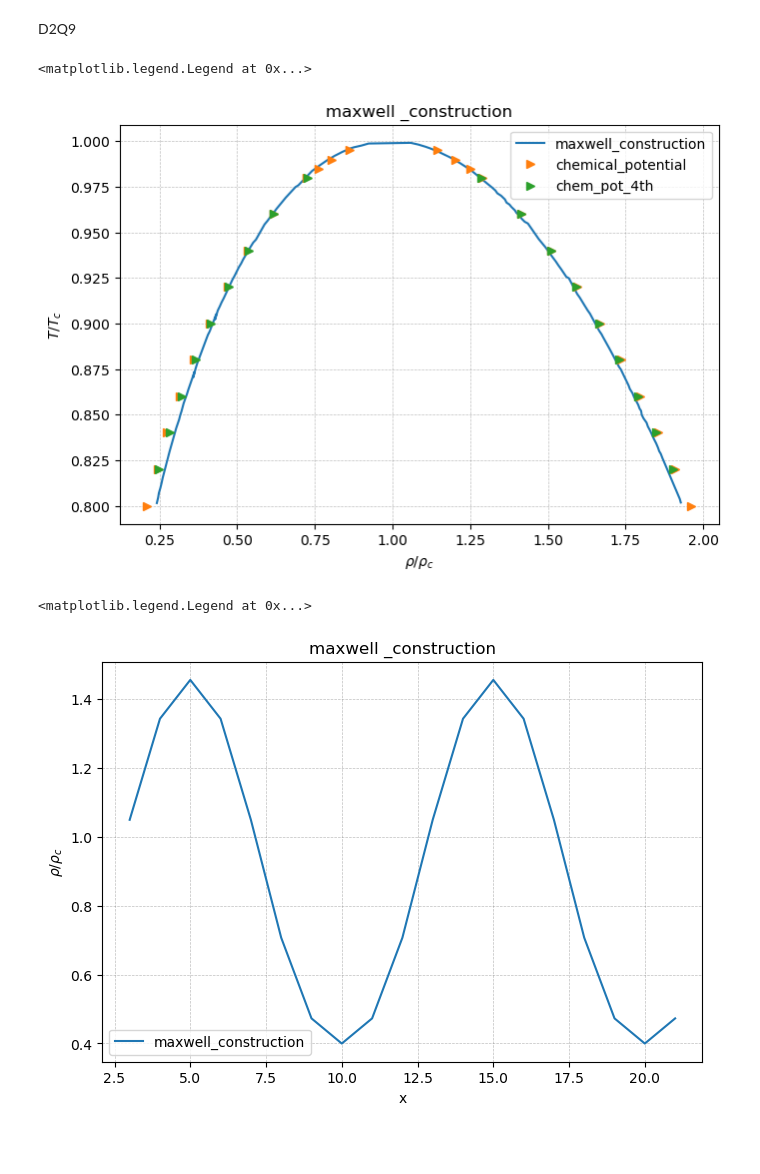
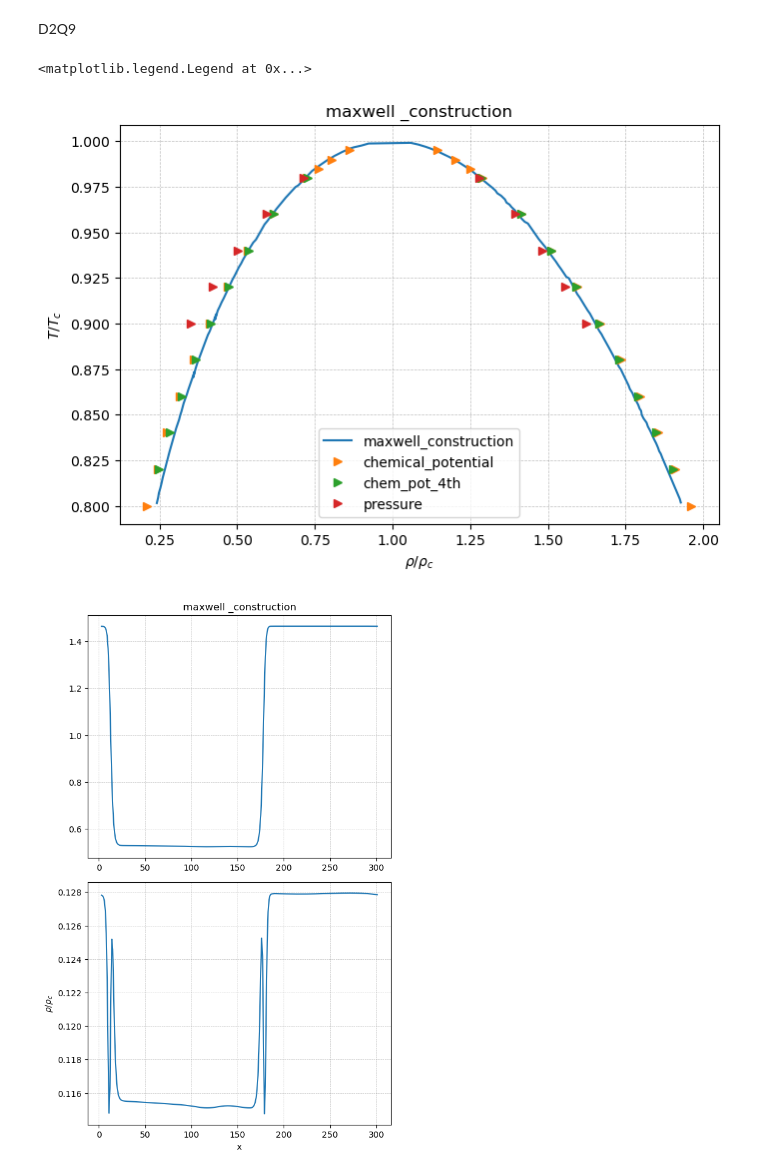
Before and after one commit to Ganesh-Kumar-B/multiphase, a Jupyter notebook: D1Q5_VW/testnotebook.ipynb, the cells around one changed output. Drawn from its saved outputs; the diff is of its cells as text; code cells hidden in the pictures; blank space fills up the shorter version.

```diff
--- a/D1Q5_VW/testnotebook.ipynb
+++ b/D1Q5_VW/testnotebook.ipynb
@@ -31,6 +31,8 @@ d5=np.loadtxt(fname='./datas/4th.txt',delimiter = ',',skiprows=1)
 d6=np.loadtxt(fname='./datas/2nd.txt',delimiter = ',',skiprows=1)
 d7=np.loadtxt(fname='./datas/2nd_new_product_rule.txt',delimiter = ',',skiprows=1)
 d8=np.loadtxt(fname='./datas/chemical_potential_4th_order.txt',delimiter = ',',skiprows=1)
+d9=np.loadtxt(fname='./datas/pressure_formalism.txt',delimiter = ',',skiprows=1)
+
 
 
 
@@ -46,6 +48,8 @@ ax1.plot(d4[:,1],d4[:,0],'>',label = 'chemical_potential')
 # ax1.plot(d6[:,1],d6[:,0],'>',label = '2nd')
 ax1.plot(d8[:,1],d8[:,0],'>',label = 'chem_pot_4th')
 # ax1.plot(d7[:,1],d7[:,0],'^',label = '2nd_order')
+ax1.plot(d9[:,1],d9[:,0],'>',label = 'pressure')
+
 
 # ax1.plot(d5[:,1],d5[:,0],'<',label = 'central difference')
 # ax1.plot(d6[:,1],d6[:,0],'>',label = '2nd order')
@@ -58,13 +62,12 @@ ax1.set_xlabel(r'$\rho / \rho_{c}$')
 ax1.set_ylabel(r'$T / T_{c}$')
 
 
-#
 
 ax1.grid(alpha=0.5,lw=0.5,ls='--',color='tab:gray')
 ax1.legend()
 # %% [output]
 <matplotlib.legend.Legend at 0x...>
-[figure, old version]
+[figure, new version]
 # %%
 import matplotlib.pyplot as plt
 import numpy as np
@@ -73,39 +76,41 @@ filename='fig_'
 import os
 image_path = os.path.abspath(filename) # Figures out the absolute path for you in case your working directory moves around.
 type(image_path)
 
 # data=np.loadtxt(fname='Q21_DRTT.txt',delimiter = ',',skiprows=1)
 
 
 
 
 
-d1=np.loadtxt(fname='./outputs/rho49500.dat',delimiter =',',skiprows=1)
-# d1=np.loadtxt(fname='./outputs/rho990000.dat',delimiter =',',skiprows=1)
+# d1=np.loadtxt(fname='./outputs/rho49500.dat',delimiter =' ',skiprows=1)
+d1=np.loadtxt(fname='./outputs/rho148500.dat',delimiter =',',skiprows=1)
 
 
 
 
 
-fig = plt.figure(figsize=(6,4))
-ax1 = fig.add_axes([0,0,1,1])
+fig = plt.figure(figsize=(10,8))
+ax1 = fig.add_axes([0,0   ,0.5,0.5])
+ax2 = fig.add_axes([0,0.55,0.5,0.5])
 
-ax1.plot(d1[:,0],d1[:,1],'-',label = 'maxwell_construction')
-
+ax1.plot(d1[:,0],d1[:,3],'-',label = 'pressure')
+ax2.plot(d1[:,0],d1[:,1],'-',label = 'density')
 
 
 
 plt.title("maxwell _construction")
 
 
 ax1.set_xlabel(r'x')
 ax1.set_ylabel(r'$\rho / \rho_{c}$')
 
+# ax1.set_ylim(0.105,0.107)
 
 #
 
 ax1.grid(alpha=0.5,lw=0.5,ls='--',color='tab:gray')
-ax1.legend()
+ax2.grid(alpha=0.5,lw=0.5,ls='--',color='tab:gray')
+# ax1.legend()
 # %% [output]
-<matplotlib.legend.Legend at 0x...>
-[figure, old version]
+[figure, new version]
```
Also changed, not shown: 1 other file.
